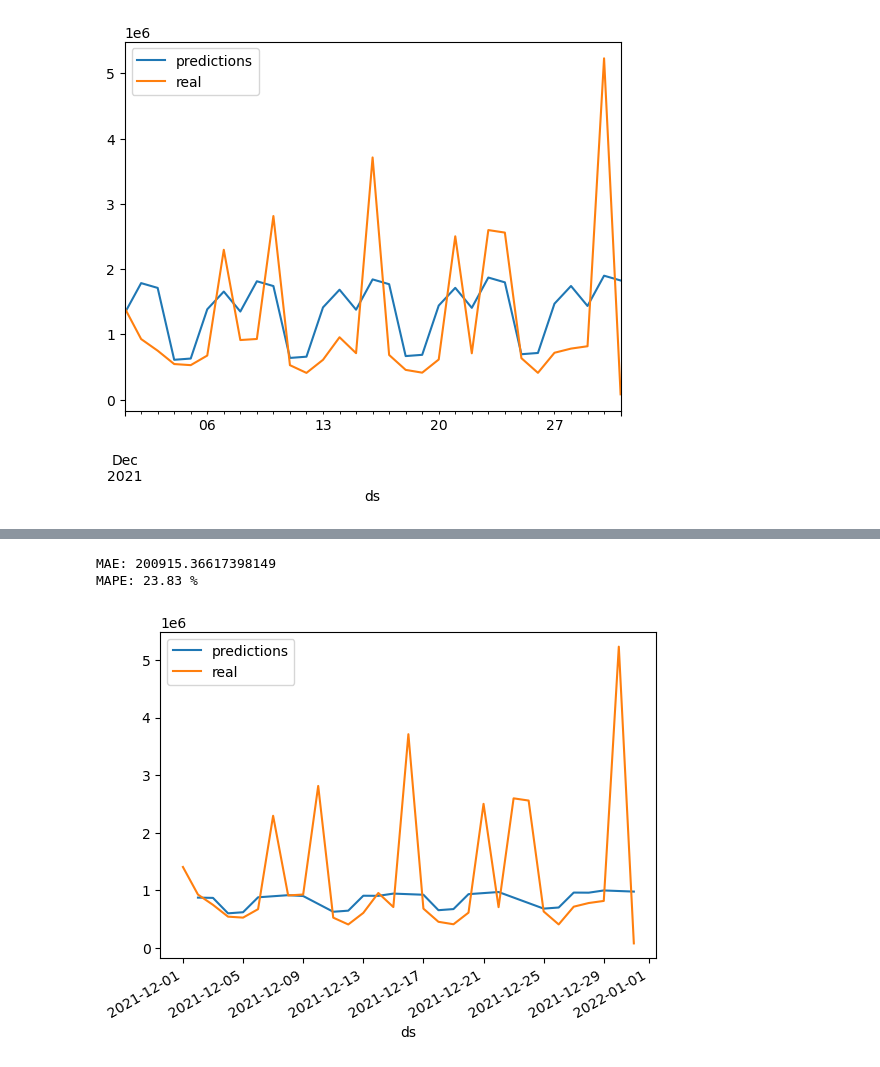
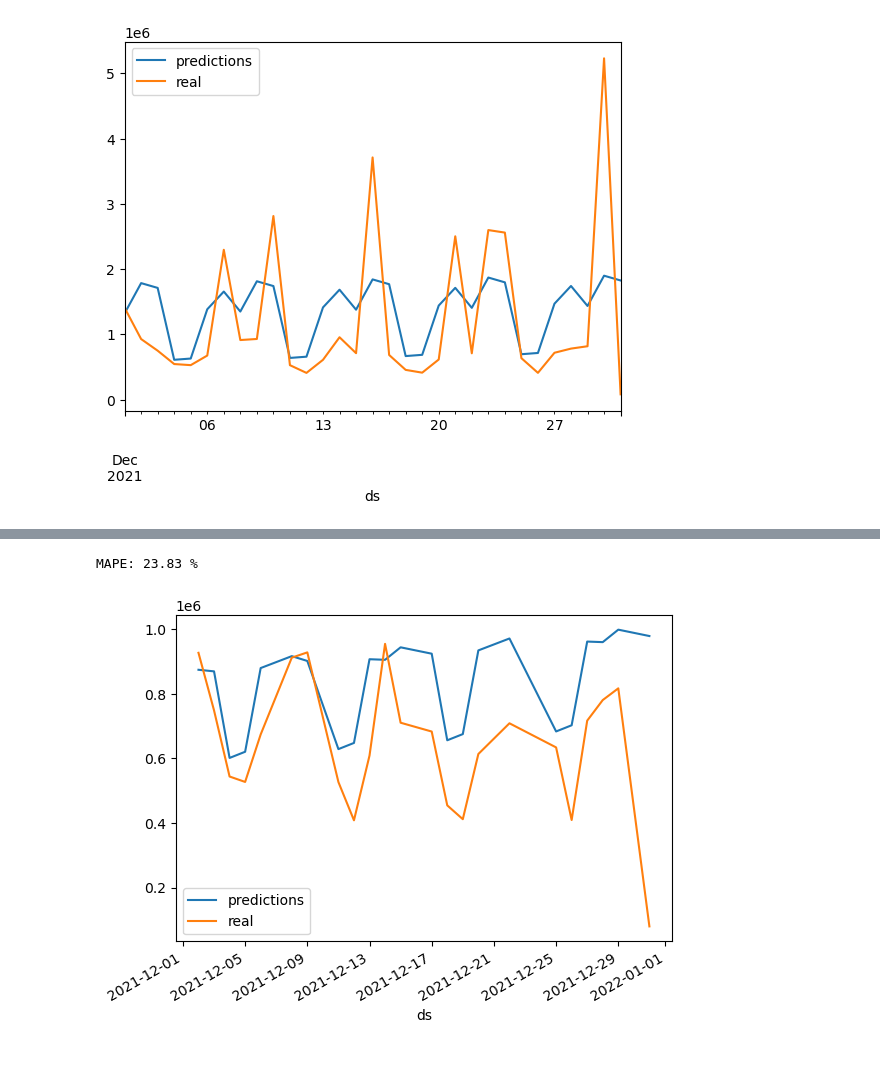
Before and after one commit to ClockAnge/AppliedModels, a Jupyter notebook: VK_data.ipynb, the cells around one changed output, grey strips where cells are left out. Drawn from its saved outputs; the diff is of its cells as text; code cells hidden in the pictures.

```diff
--- a/VK_data.ipynb
+++ b/VK_data.ipynb
@@ -375,14 +377,12 @@ preds = model.predict(test_out)
 # %%
 from sklearn.metrics import mean_absolute_error, mean_absolute_percentage_error
 
-print(f"MAE: {mean_absolute_error(preds.yhat, test_out.y)}")
 print(f"MAPE: {round(mean_absolute_percentage_error(preds.yhat, test_out.y)*100, 2)} %")
 # %% [output]
-MAE: 200915.36617398149
 MAPE: 23.83 %
 # %%
 ax = preds.plot(x="ds", y="yhat", label="predictions")
-test.plot(x="ds", y="y", ax=ax, label="real")
+test_out.plot(x="ds", y="y", ax=ax, label="real")
 plt.show()
 # %% [output]
-[figure, old version]
+[figure, new version]
```
Also changed, not shown: parts of 5 cells of this notebook.
